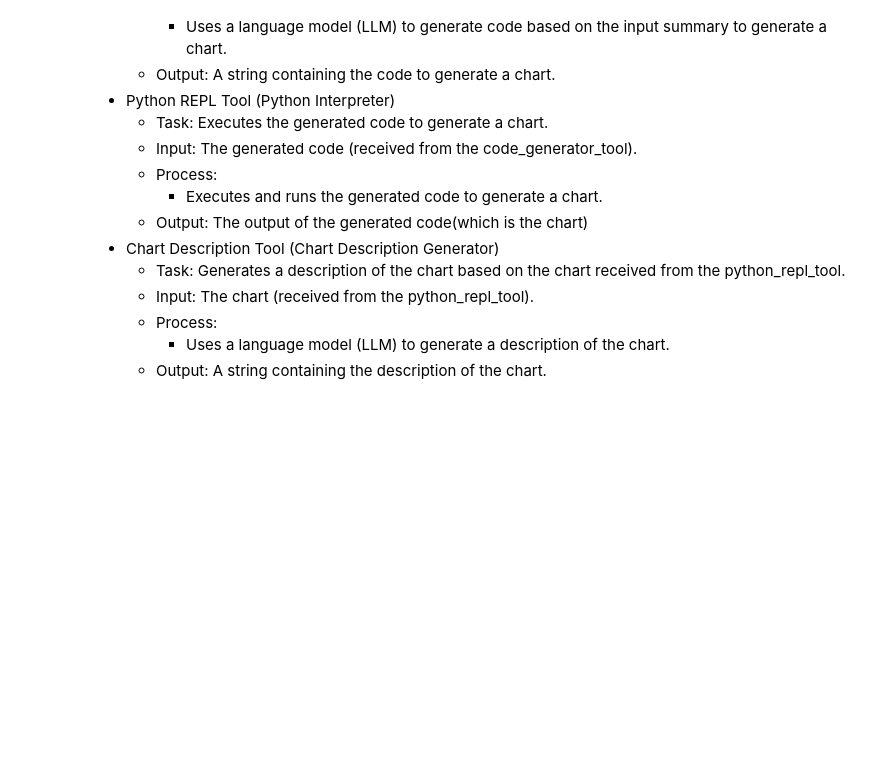
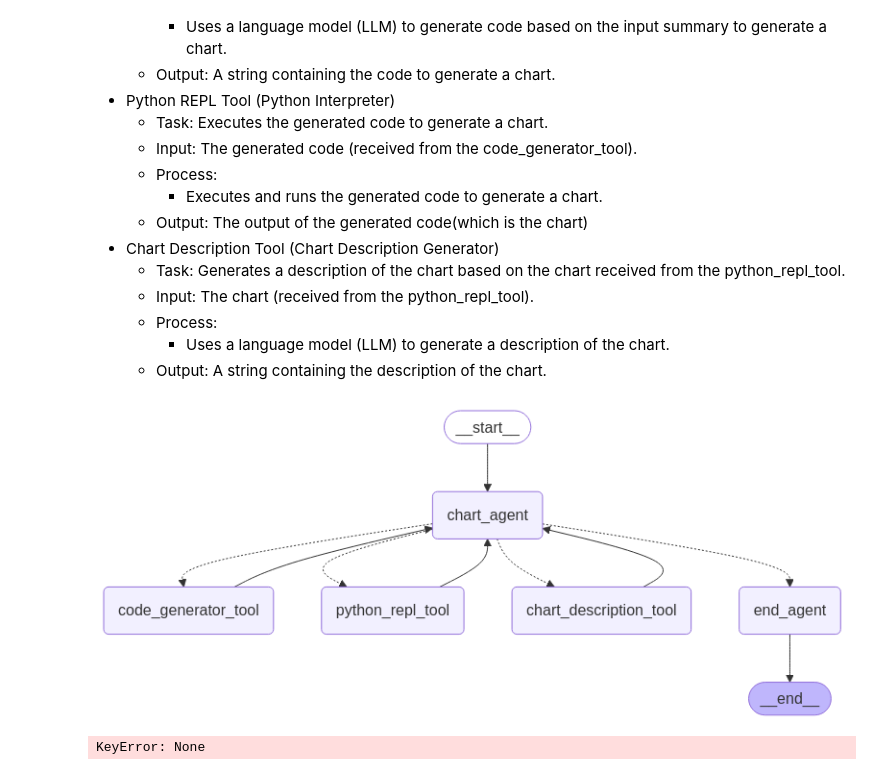
Before and after one commit to riyanshibohra/DataLens, a Jupyter notebook: test.ipynb, the cells around one changed output. Saved outputs shown, nothing was run; the diff lists cells and outputs as text; code cells hidden in the pictures; blank space fills up the shorter version.

```diff
--- a/test.ipynb
+++ b/test.ipynb
@@ -455,7 +455,7 @@ def chart_agent(state: AgentState):
     - A description of the chart (received from the chart_description_tool)
 
     Your output will be:
-    - Next action to perform: Can be code_generator_tool, python_repl_tool, chart_description_tool, or DONE if the chart and description are good enough to be used.
+    - Next action to perform: Can be code_generator, python_repl, chart_description, or DONE if the chart and description are good enough to be used.
     - Reasoning for the output, explaining which tool should be used next and why the chart and description are good enough to be used.
 
     Instructions:
@@ -474,7 +474,7 @@ def chart_agent(state: AgentState):
     Description of the chart: {description}
     """
     system_message = SystemMessage(content=system_prompt)
-    summary = state['combined_content']
+    summary = state.get('combined_content', '')
     actions_performed = state.get('actions_performed', [])
     chart = state.get('chart', '')
     description = state.get('description', '')
@@ -484,3 +484,63 @@ def chart_agent(state: AgentState):
     chart_prompt = [system_message, human_message]
     response = llm.with_structured_output(ChartOutput).invoke(chart_prompt)
     return {"chart_agent_output": response, "actions_performed": [f"Chart agent performed the action: {response.next_action}"]}
+# %%
+def end_agent(state: AgentState):
+    return state
+# %%
+from langgraph.graph import StateGraph, START, END
+
+def after_chart_agent_router(state: AgentState):
+    next_action = state['chart_agent_output'].next_action
+    if next_action == 'code_generator':
+        return "code_generator_tool"
+    elif next_action == 'python_repl':
+        return "python_repl_tool"
+    elif next_action == 'chart_description':
+        return "chart_description_tool"
+    elif next_action == 'DONE':
+        return "end_agent"
+# %%
+from IPython.display import Image, display
+
+graph = StateGraph(AgentState)
+graph.add_node("chart_agent", chart_agent)
+graph.add_node("code_generator_tool", code_generator_tool)
+graph.add_node("python_repl_tool", python_repl_tool)
+graph.add_node("chart_description_tool", chart_description_tool)
+graph.add_node("end_agent", end_agent)
+
+graph.add_edge(START, "chart_agent")
+graph.add_conditional_edges(
+    "chart_agent",
+    after_chart_agent_router,
+    ["code_generator_tool", "python_repl_tool", "chart_description_tool", "end_agent"]
+)
+graph.add_edge("code_generator_tool", "chart_agent")
+graph.add_edge("python_repl_tool", "chart_agent")
+graph.add_edge("chart_description_tool", "chart_agent")
+graph.add_edge("end_agent", END)
+
+chart_agent = graph.compile()
+
+display(Image(chart_agent.get_graph().draw_mermaid_png()))
+# %% [output]
+[figure, added]
+# %%
+# Get the result from research agent
+research_result = next(research_agent.stream({"query": "What is the current stock price trends of Apple"}))
+
+   # Initialize the chart agent state with the research result
+chart_state = {
+       "query": "What is the current stock price trends of Apple",
+       "combined_content": research_result.get("combined_content", ""),
+       "actions_performed": research_result.get("actions_performed", []),
+       "urls": research_result.get("urls", []),
+       "keywords_used": research_result.get("keywords_used", [])
+   }
+
+   # Run the chart agent
+for event in chart_agent.stream(chart_state):
+       print(event)
+# %% [output]
+KeyError: None
```
Also changed, not shown: parts of 2 cells of this notebook.
